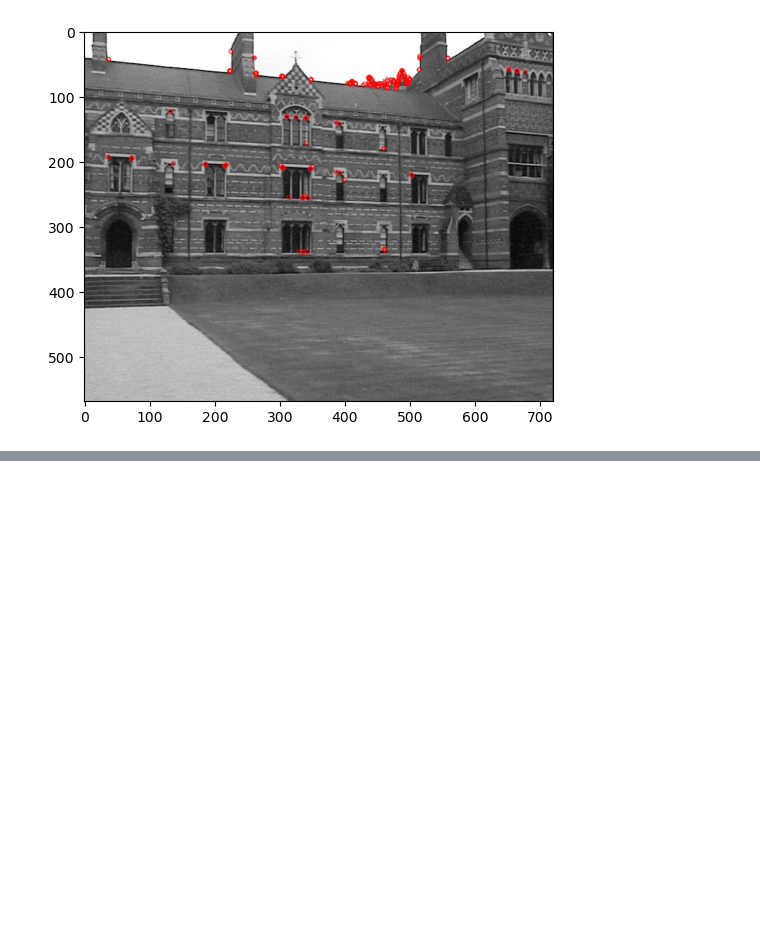
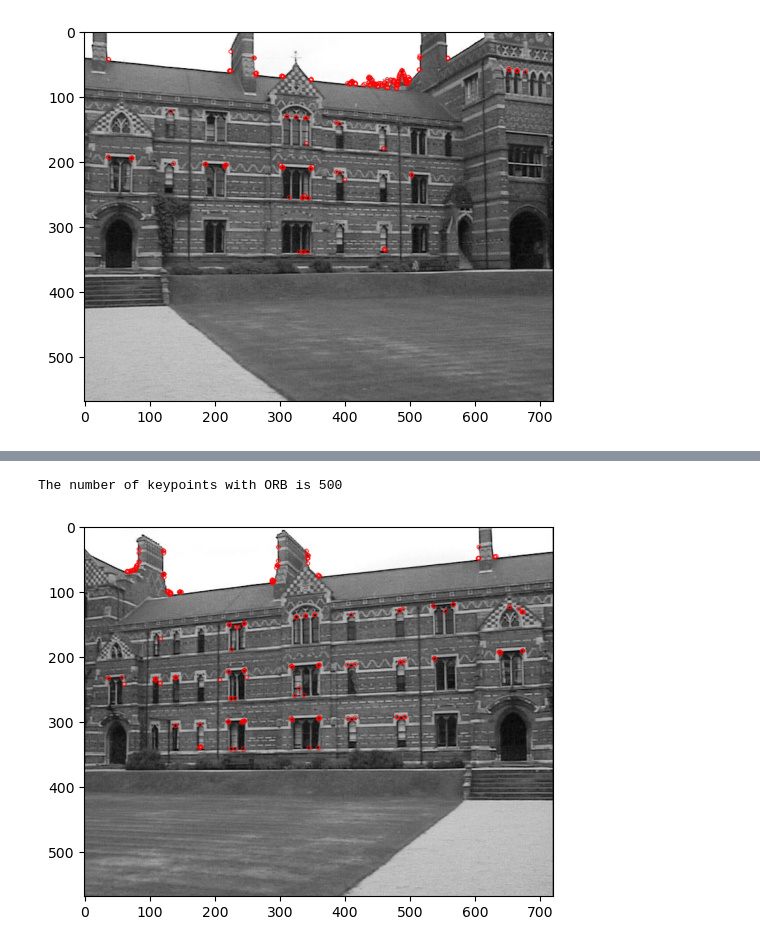
Before and after one commit to pabloagustinpace/public-projects, a Jupyter notebook: computer vision/image stiching/mosaicing.ipynb, the cells around one changed output, grey strips where cells are left out. Drawn from its saved outputs; the diff is of its cells as text; code cells hidden in the pictures; blank space fills up the shorter version.

```diff
--- a/computer vision/image stiching/mosaicing.ipynb
+++ b/computer vision/image stiching/mosaicing.ipynb
@@ -152,0 +133,6 @@ plt.imshow(matches),plt.show()
+# %%
+image_left = cv2.imread('./images/keble_a.jpg', cv2.IMREAD_GRAYSCALE)
+kp_left, d_left = utils.get_the_N_information(image_left, 'ORB')
+# %% [output]
+The number of keypoints with ORB is 500
+[figure, added]
```
Also changed, not shown: parts of 15 cells of this notebook, 2 other files.
